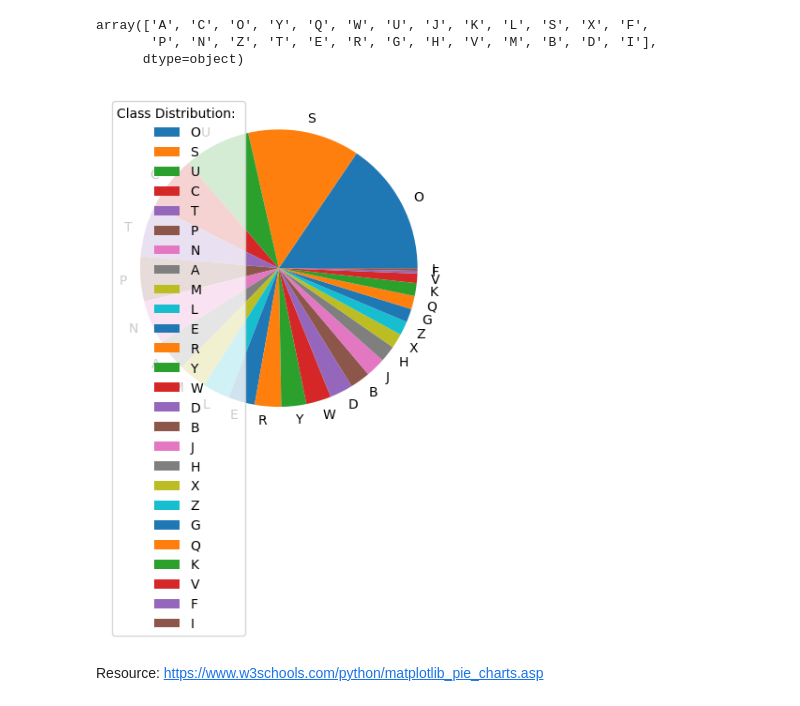
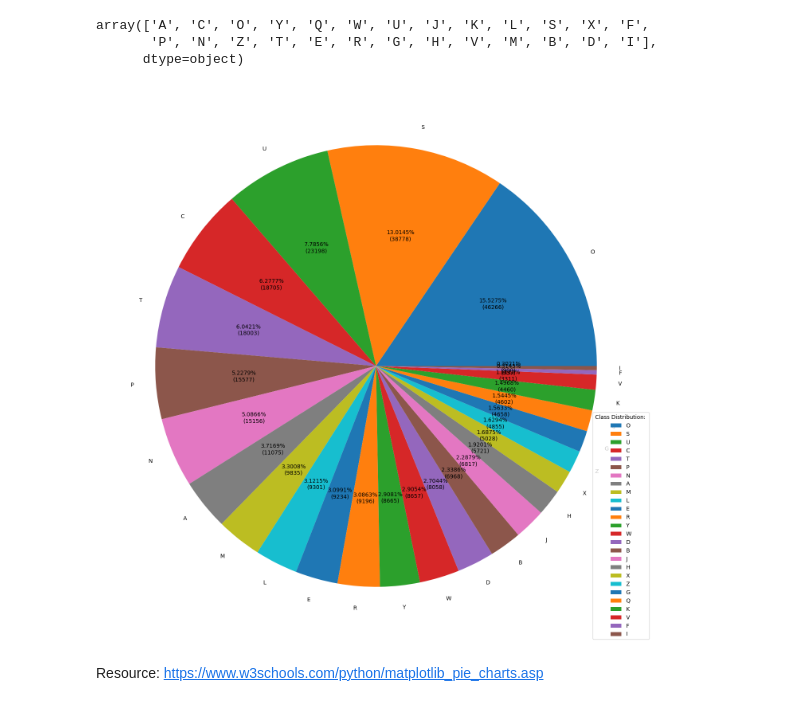
Before and after one commit to ArpithaSrinivas5/CMPE255_DataMinningProject, a Jupyter notebook: Ankita/AJ's_Copy_of_testing_ground.ipynb, the cells around one changed output. Saved outputs shown, nothing was run; the diff lists cells and outputs as text; code cells hidden in the pictures.

```diff
--- a/Ankita/AJ's_Copy_of_testing_ground.ipynb
+++ b/Ankita/AJ's_Copy_of_testing_ground.ipynb
@@ -81,12 +81,16 @@ val = train_df['class'].value_counts()
 # %%
 import matplotlib.pyplot as plt
 import numpy as np
 
-plt.pie(val, labels=name)
+total = len(train_df.values)
+def autopct_fmt(x):
+    return '{:.4f}%\n({:.0f})'.format(x, total*x/100)
+
+plt.pie(val, labels=name, autopct=autopct_fmt)
 plt.legend(title = "Class Distribution: ")
 plt.show()
 # %% [output]
-[figure, old version]
+[figure, new version]
 # %% [markdown]
 Resource:
 https://www.w3schools.com/python/matplotlib_pie_charts.asp
```
